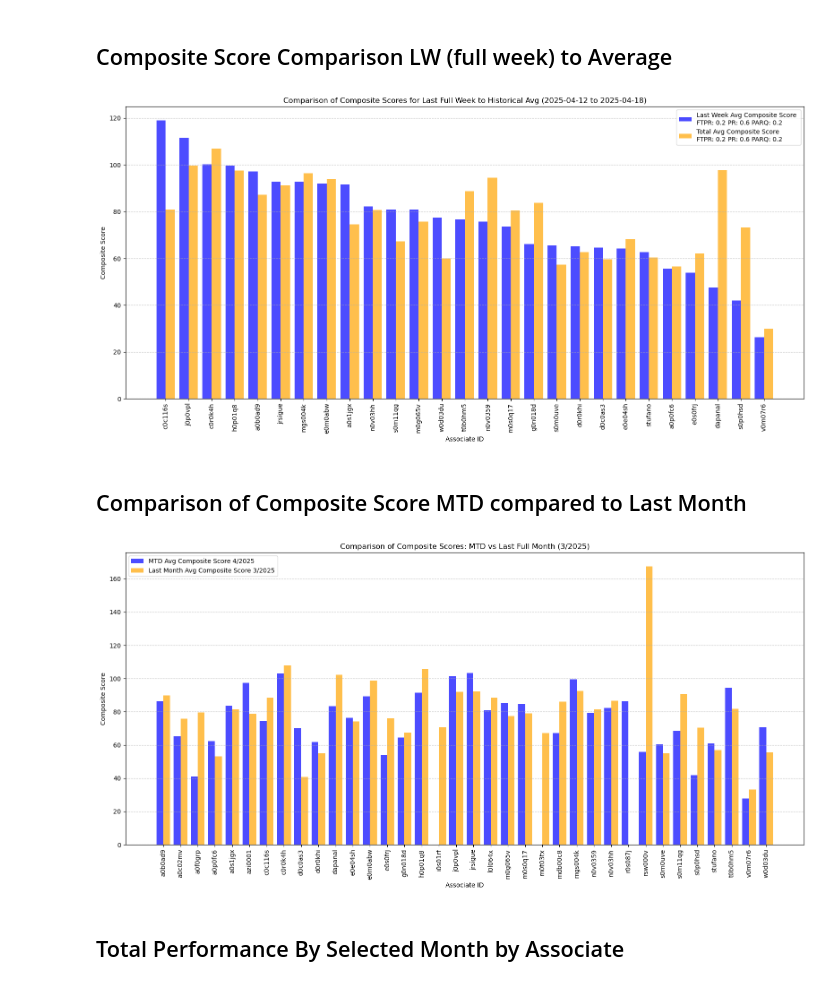
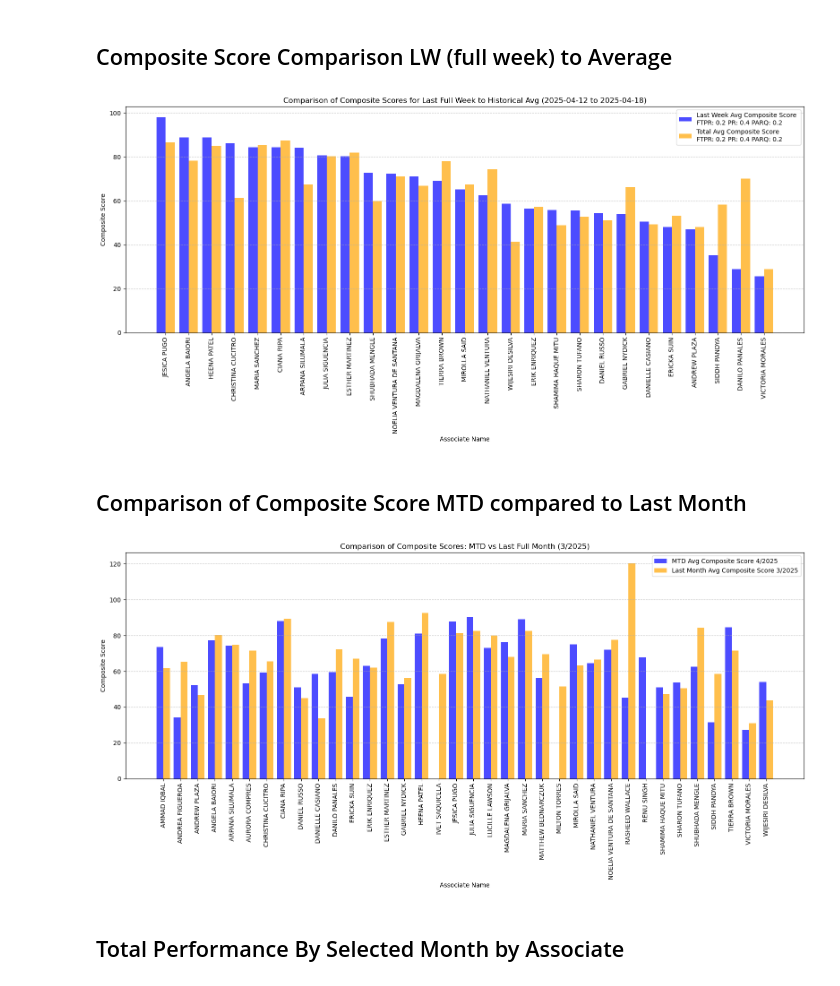
Before and after one commit to toogoodbruh/WalmartMetrics, a Jupyter notebook: WalmartAssociateMetrics.ipynb, the cells around one changed output. Saved outputs shown, nothing was run; the diff lists cells and outputs as text; code cells hidden in the pictures.

```diff
--- a/WalmartAssociateMetrics.ipynb
+++ b/WalmartAssociateMetrics.ipynb
@@ -1358,7 +1361,8 @@ avdf row count: 27
 df['Composite Score'] = (
     picked_as_req_modifier * df['Picked As Req Qty'] +  # Weight for Items Picked
     pickrate_modifier * df['Pick Rate'] +       # Weight for Pick Rate
-    ftpr_modifier * df['FTPR']              # Weight for FTPR
+    ftpr_modifier * df['FTPR'] +              # Weight for FTPR
+    pick_hours_modifier * df['Pick Hours'].astype(float)  # Weight for Pick Hours
 )
 
 # Find the best day for each associate
@@ -1457,13 +1462,13 @@ top_associates_per_week[['Custom Week Start', 'Associate Name', 'Picked As Req Q
 <h2>WTD Composite Score Rankings</h2>
 # %%
 # Calculate Composite Score (can modify the weights here as needed)
-df['Composite Score'] = (df['Pick Rate'] * pickrate_modifier) + (df['FTPR'] * ftpr_modifier) + (df['Picked As Req Qty'] * picked_as_req_modifier)
+df['Composite Score'] = (df['Pick Rate'] * pickrate_modifier) + (df['FTPR'] * ftpr_modifier) + (df['Picked As Req Qty'] * picked_as_req_modifier) + (df['Pick Hours'].astype(float) * pick_hours_modifier)
 
 # Filter rows where Picked As Req Qty is less than num
 df_3266 = df.loc[df['Store #'] == 3266, :]
 num = 1
-df_filtered = df[df['Picked As Req Qty'] >= num] #all stores in market 178
-df_filtered = df_3266[df_3266['Picked As Req Qty'] >= num]
+df_filtered = df[df['Picked As Req Qty'] >= picked_as_req_composite_threshold] #all stores in market 178
+df_filtered = df_3266[df_3266['Picked As Req Qty'] >= picked_as_req_composite_threshold]
 
 # Specify the week for analysis
 week_of_interest = '2025-01-18 to 2025-01-24' #manual range
@@ -1486,7 +1491,7 @@ best_day_of_week_sorted = best_day_of_week.sort_values(by='Rank')
 print('WTD Composite Scores')
 print(f'Week: {week_of_interest}')
 #print(best_day_of_week_sorted[['Associate Name', 'Day of Pick Date', 'Pick Rate', 'FTPR', 'Picked As Req Qty', 'Composite Score', 'Rank']])
-best_day_of_week_printdf = best_day_of_week_sorted[['Associate Name', 'Day of Pick Date', 'Pick Rate', 'FTPR', 'Picked As Req Qty', 'Composite Score', 'Rank']]
+best_day_of_week_printdf = best_day_of_week_sorted[['Associate Name', 'Day of Pick Date', 'Pick Rate', 'FTPR', 'Picked As Req Qty', 'Pick Hours', 'Composite Score', 'Rank']]
 best_day_of_week_printdf.head(30)
 # %% [output]
 WTD Composite Scores
@@ -1515,7 +1520,8 @@ Week: 2025-04-19 to 2025-04-25
 df['Composite Score'] = (
     (df['Pick Rate'] * pickrate_modifier) +
     (df['FTPR'] * ftpr_modifier) +
-    (df['Picked As Req Qty'] * picked_as_req_modifier)
+    (df['Picked As Req Qty'] * picked_as_req_modifier) +
+    (df['Pick Hours'] * pick_hours_modifier)
 )
 
 df_3266 = df.loc[df['Store #'] == 3266, :]
@@ -2700,18 +2706,18 @@ last_week_data['Composite Score'] = last_week_data['Composite Score'].fillna(0)
 
 # Step 6: Group by Associate ID and calculate average Composite Score for the last week
 avg_composite_score_last_week = (
-    last_week_data.groupby('Associate ID')['Composite Score']
+    last_week_data.groupby('Associate Name')['Composite Score']
     .mean()
     .sort_values(ascending=False)
 )
 
-# Step 7: Filter total average Composite Score to include only IDs in last_week_data
-associate_ids_last_week = last_week_data['Associate ID'].unique()  # Get unique Associate IDs from last_week_data
+# Step 7: Filter total average Composite Score to include only Names in last_week_data
+associate_ids_last_week = last_week_data['Associate Name'].unique()  # Get unique Associate Names from last_week_data
 total_avg_composite_score = (
     df_3266[df_3266['Composite Score'] > 0]
-    .groupby('Associate ID')['Composite Score']
+    .groupby('Associate Name')['Composite Score']
     .mean()
-    .loc[associate_ids_last_week]  # Filter to include only Associate IDs from last_week_data
+    .loc[associate_ids_last_week]  # Filter to include only Associate Names from last_week_data
 )
 
 # Step 8: Merge both scores into a single DataFrame for proper alignment
@@ -2747,7 +2753,7 @@ ax.bar(
 )
 
 # Set labels and title
-ax.set_xlabel('Associate ID')
+ax.set_xlabel('Associate Name')
 ax.set_ylabel(f'Composite Score')
 ax.set_title(f'Comparison of Composite Scores for Last Full Week to Historical Avg ({last_full_week})')
 
@@ -2765,7 +2771,7 @@ plt.tight_layout()
 # Show the plot
 plt.show()
 # %% [output]
-[figure, old version]
+[figure, new version]
 # %% [markdown]
 <h2>Comparison of Composite Score MTD compared to Last Month</h2>
 # %%
@@ -2804,8 +2810,8 @@ last_month_data = df_3266[
 ]
 
 # Step 3: Compute average composite scores for each Associate
-avg_composite_score_mtd = mtd_data.groupby('Associate ID')['Composite Score'].mean()
-avg_composite_score_last_month = last_month_data.groupby('Associate ID')['Composite Score'].mean()
+avg_composite_score_mtd = mtd_data.groupby('Associate Name')['Composite Score'].mean()
+avg_composite_score_last_month = last_month_data.groupby('Associate Name')['Composite Score'].mean()
 
 is_empty = mtd_data['Composite Score'].count() == 0
 # Step 4: Merge both scores into a single DataFrame for alignment
@@ -2832,35 +2838,35 @@ else:
         alpha=0.7
     )
 
     ax.bar(
         [pos + width / 2 for pos in x],
         comparison_df['Last Month Avg Composite Score'],
         width=width,
         label=(f'Last Month Avg Composite Score {last_month}/{last_month_year}'),
         color='orange',
         alpha=0.7
     )
 
     # Set labels and title
-    ax.set_xlabel('Associate ID')
+    ax.set_xlabel('Associate Name')
     ax.set_ylabel('Composite Score')
     ax.set_title(f'Comparison of Composite Scores: MTD vs Last Full Month ({last_month}/{last_month_year})')
 
     # Set x-ticks and labels
     ax.set_xticks(x)
     ax.set_xticklabels(comparison_df.index, rotation=90)
 
     # Add a legend
     ax.legend()
 
     # Display grid for better readability
     plt.grid(axis='y', linestyle='--', alpha=0.7)
     plt.tight_layout()
 
     # Show the plot
     plt.show()
 # %% [output]
-[figure, old version]
+[figure, new version]
 # %% [markdown]
 <h2>Total Performance By Selected Month by Associate</h2>
 # %%
```
Also changed, not shown: parts of 41 cells of this notebook.
